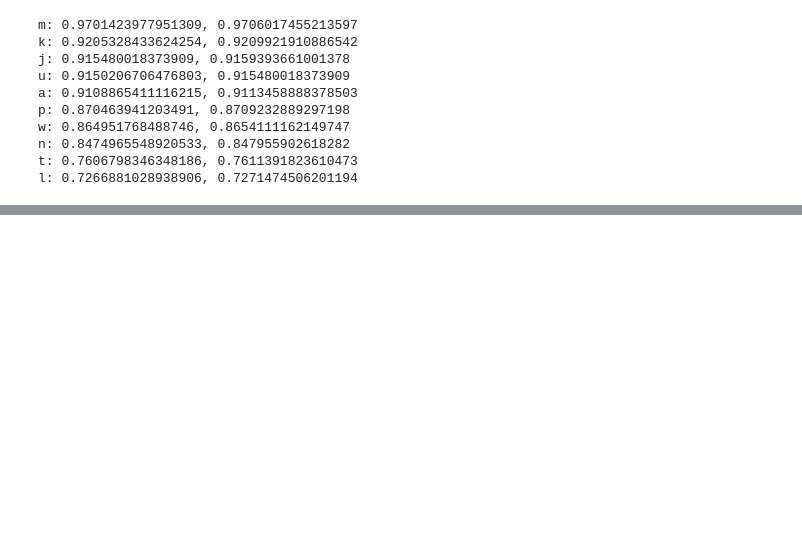
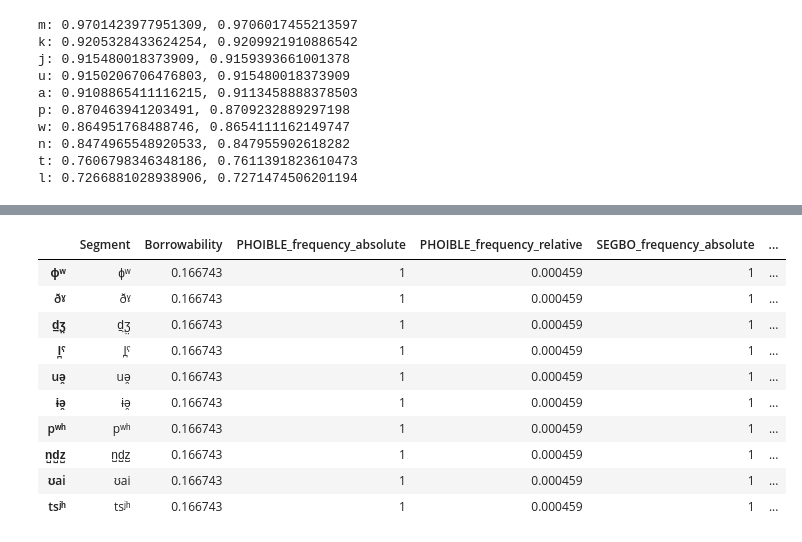
Before and after one commit to segbo-db/borrowability_paper, a Jupyter notebook: probablistic_model/Model 1 (Python version).ipynb, the cells around one changed output, grey strips where cells are left out. Cells and saved outputs as stored; diff of their text form; code cells hidden in the pictures; blank space fills up the shorter version.

```diff
--- a/probablistic_model/Model 1 (Python version).ipynb
+++ b/probablistic_model/Model 1 (Python version).ipynb
@@ -204,0 +235,15 @@ sorted(borrowability_scores.items(), key=lambda el: el[1], reverse=True)
+# %%
+# Rare segments
+borrowability_df.loc[ borrowability_df.SEGBO_frequency_absolute <= 2 ][:10]
+# %% [output]
+|  | Segment | Borrowability | PHOIBLE_frequency_absolute | PHOIBLE_frequency_relative | SEGBO_frequency_absolute | ... |
+| ɸʷ | ɸʷ | 0.166743 | 1 | 0.000459 | 1 | ... |
+| ðˠ | ðˠ | 0.166743 | 1 | 0.000459 | 1 | ... |
+| d̠̤ʒ̤ | d̠̤ʒ̤ | 0.166743 | 1 | 0.000459 | 1 | ... |
+| l̪ˤ | l̪ˤ | 0.166743 | 1 | 0.000459 | 1 | ... |
+| uə̯ | uə̯ | 0.166743 | 1 | 0.000459 | 1 | ... |
+| ɨə̯ | ɨə̯ | 0.166743 | 1 | 0.000459 | 1 | ... |
+| pʷʰ | pʷʰ | 0.166743 | 1 | 0.000459 | 1 | ... |
+| n̺d̺z̺ | n̺d̺z̺ | 0.166743 | 1 | 0.000459 | 1 | ... |
+| ʊai | ʊai | 0.166743 | 1 | 0.000459 | 1 | ... |
+| tsʲʰ | tsʲʰ | 0.166743 | 1 | 0.000459 | 1 | ... |
```
Also changed, not shown: parts of 28 cells of this notebook, 2 other files.
